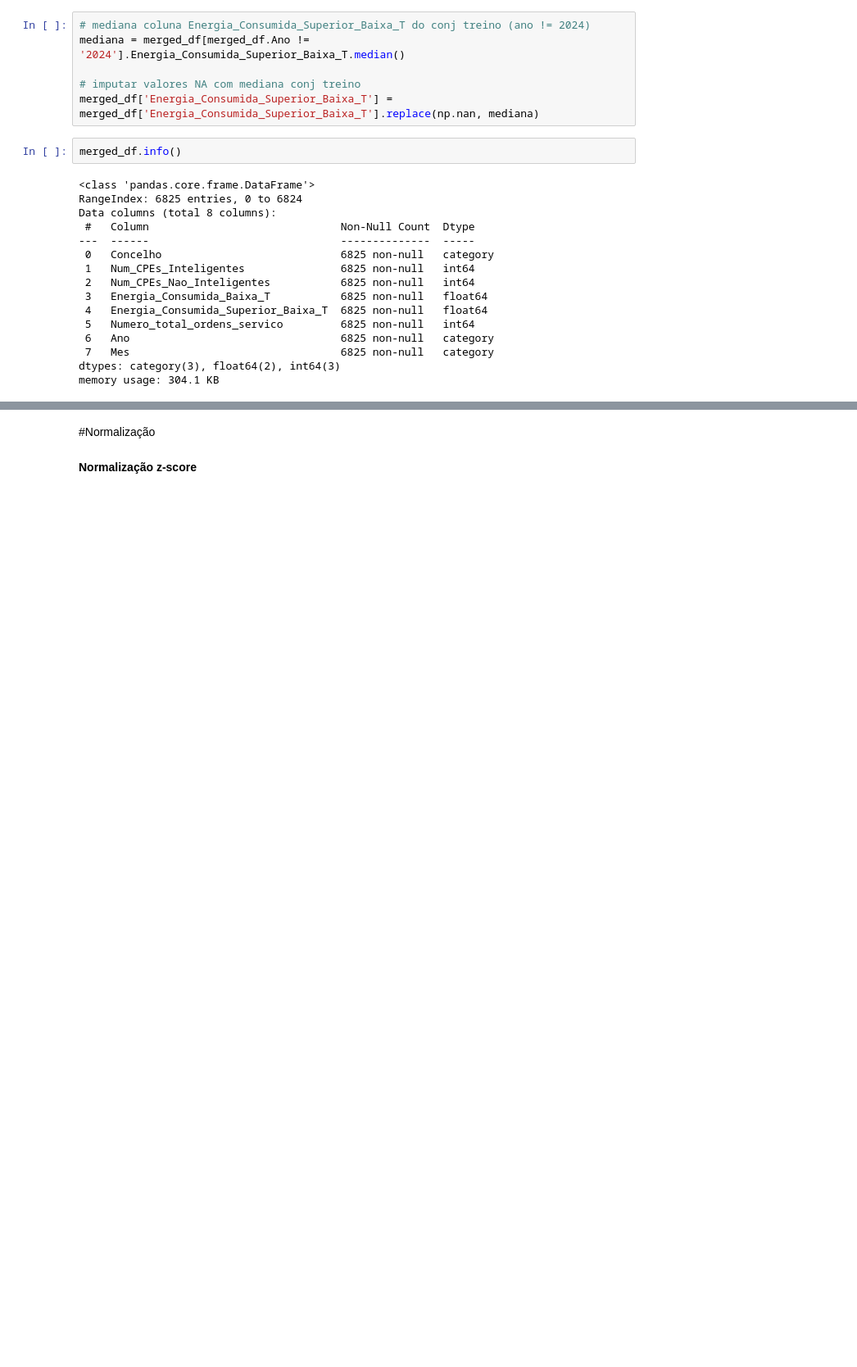
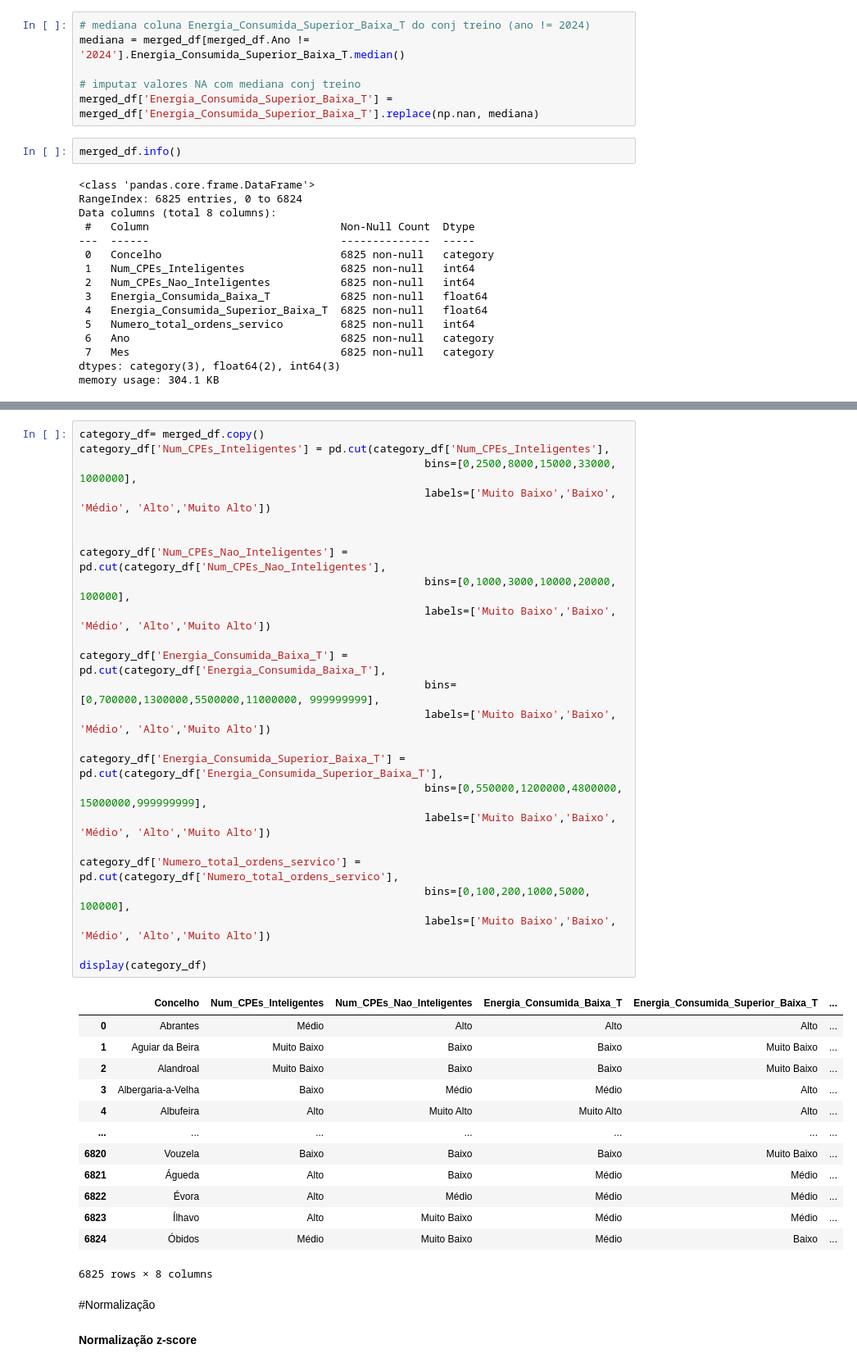
Before and after one commit to MikaZico36/DECDProject, a Jupyter notebook: DecdProject.ipynb, the cells around one changed output, grey strips where cells are left out. Shown at 82% size. Drawn from its saved outputs; the diff is of its cells as text; blank space fills up the shorter version.

```diff
--- a/DecdProject.ipynb
+++ b/DecdProject.ipynb
@@ -193,3 +209,41 @@ memory usage: 304.1 KB
+# %%
+category_df= merged_df.copy()
+category_df['Num_CPEs_Inteligentes'] = pd.cut(category_df['Num_CPEs_Inteligentes'],
+                                                      bins=[0,2500,8000,15000,33000, 1000000],
+                                                      labels=['Muito Baixo','Baixo', 'Médio', 'Alto','Muito Alto'])
+
+
+category_df['Num_CPEs_Nao_Inteligentes'] = pd.cut(category_df['Num_CPEs_Nao_Inteligentes'],
+                                                      bins=[0,1000,3000,10000,20000, 100000],
+                                                      labels=['Muito Baixo','Baixo', 'Médio', 'Alto','Muito Alto'])
+
+category_df['Energia_Consumida_Baixa_T'] = pd.cut(category_df['Energia_Consumida_Baixa_T'],
+                                                      bins=[0,700000,1300000,5500000,11000000, 999999999],
+                                                      labels=['Muito Baixo','Baixo', 'Médio', 'Alto','Muito Alto'])
+
+category_df['Energia_Consumida_Superior_Baixa_T'] = pd.cut(category_df['Energia_Consumida_Superior_Baixa_T'],
+                                                      bins=[0,550000,1200000,4800000, 15000000,999999999],
+                                                      labels=['Muito Baixo','Baixo', 'Médio', 'Alto','Muito Alto'])
+
+category_df['Numero_total_ordens_servico'] = pd.cut(category_df['Numero_total_ordens_servico'],
+                                                      bins=[0,100,200,1000,5000, 100000],
+                                                      labels=['Muito Baixo','Baixo', 'Médio', 'Alto','Muito Alto'])
+
+display(category_df)
+# %% [output]
+|  | Concelho | Num_CPEs_Inteligentes | Num_CPEs_Nao_Inteligentes | Energia_Consumida_Baixa_T | Energia_Consumida_Superior_Baixa_T | ... |
+| 0 | Abrantes | Médio | Alto | Alto | Alto | ... |
+| 1 | Aguiar da Beira | Muito Baixo | Baixo | Baixo | Muito Baixo | ... |
+| 2 | Alandroal | Muito Baixo | Baixo | Baixo | Muito Baixo | ... |
+| 3 | Albergaria-a-Velha | Baixo | Médio | Médio | Alto | ... |
+| 4 | Albufeira | Alto | Muito Alto | Muito Alto | Alto | ... |
+| ... | ... | ... | ... | ... | ... | ... |
+| 6820 | Vouzela | Baixo | Baixo | Baixo | Muito Baixo | ... |
+| 6821 | Águeda | Alto | Baixo | Médio | Médio | ... |
+| 6822 | Évora | Alto | Médio | Médio | Médio | ... |
+| 6823 | Ílhavo | Alto | Muito Baixo | Médio | Médio | ... |
+| 6824 | Óbidos | Médio | Muito Baixo | Médio | Baixo | ... |
+6825 rows × 8 columns
 # %% [markdown]
 #Normalização
 # %% [markdown]
```
Also changed, not shown: parts of 2 cells of this notebook.
